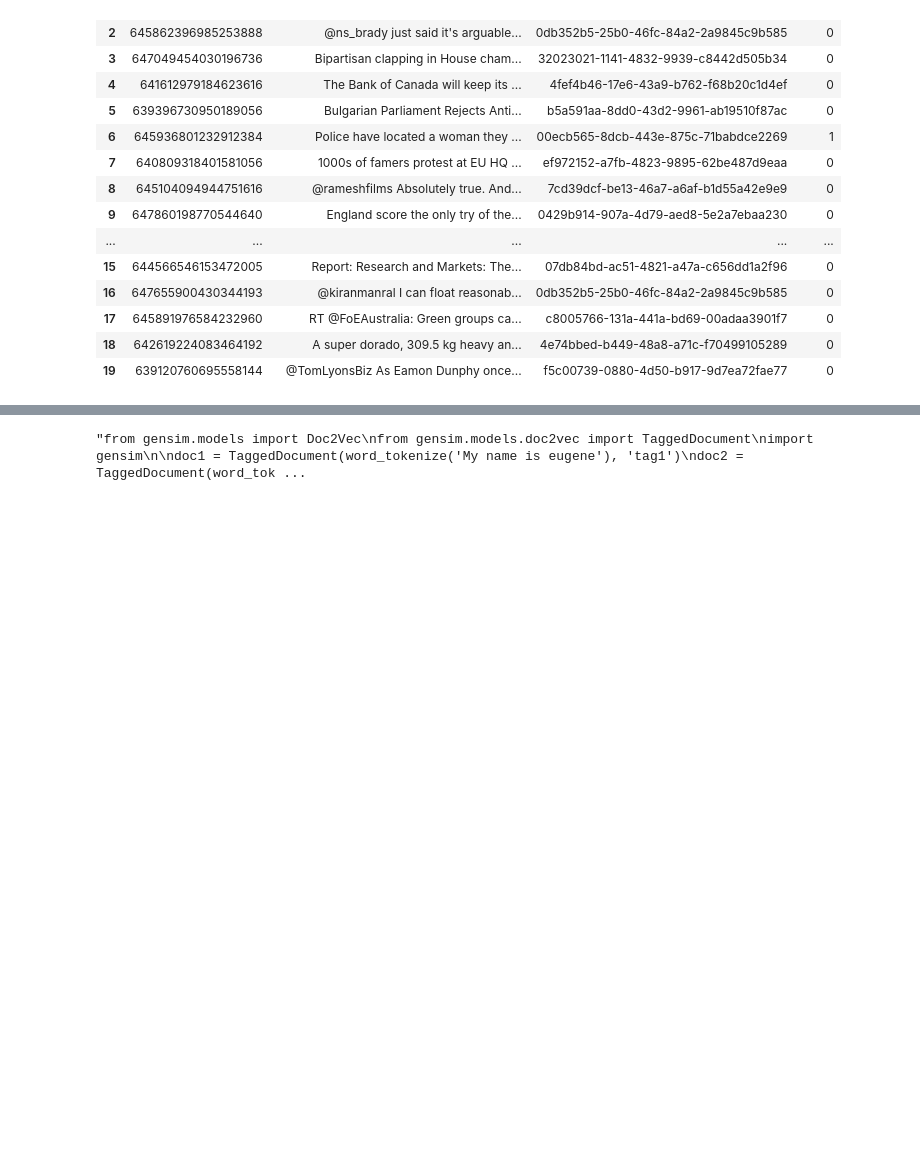
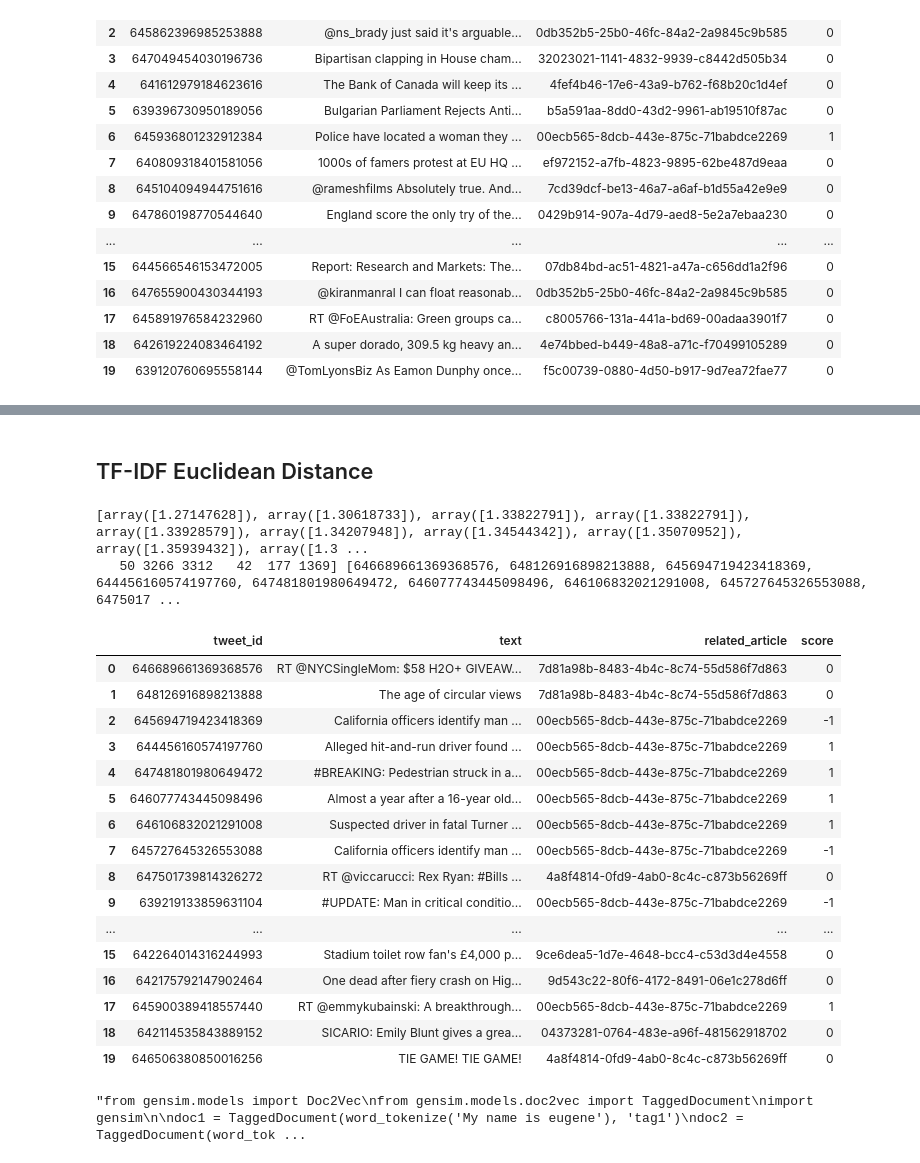
Before and after one commit to Dustyik/IR-tweets---disaster-, a Jupyter notebook: Project.ipynb, the cells around one changed output, grey strips where cells are left out. Cells and saved outputs as stored; diff of their text form; code cells hidden in the pictures; blank space fills up the shorter version.

```diff
--- a/Project.ipynb
+++ b/Project.ipynb
@@ -233,3 +288,49 @@ results
+# %% [markdown]
+## TF-IDF Euclidean Distance
+# %%
+from sklearn.metrics.pairwise import euclidean_distances
+
+euclidean = euclidean_distances(tfidf_df.values[1:], [tfidf_df.values[0]])
+top_10_ind = np.argsort(euclidean.T[0])[:20]
+top_10_id = [list(tfidf_df.index)[i] for i in top_10_ind]
+print(sorted(euclidean[:20]),top_10_ind ,top_10_id)
+
+result = []
+for i in top_10_id:
+    filt = data[data.document==i]
+    for ind, r in filt.iterrows():
+        rel = r['rel']
+        text = r['text']
+        related = r['topic']
+        score = 0
+        if related==query_id and rel>0:
+            score = 1
+        if related==query_id and rel==0:
+            score = -1
+        result.append({'tweet_id':i, 'text': text, 'related_article':related,'score': score})
+
+results = pd.DataFrame(result)
+results
+# %% [output]
+[array([1.27147628]), array([1.30618733]), array([1.33822791]), array([1.33822791]), array([1.33928579]), array([1.34207948]), array([1.34544342]), array([1.35070952]), array([1.35939432]), array([1.3 ...
+   50 3266 3312   42  177 1369] [646689661369368576, 648126916898213888, 645694719423418369, 644456160574197760, 647481801980649472, 646077743445098496, 646106832021291008, 645727645326553088, 6475017 ...
+|  | tweet_id | text | related_article | score |
+| 0 | 646689661369368576 | RT @NYCSingleMom: $58 H2O+ GIVEAW... | 7d81a98b-8483-4b4c-8c74-55d586f7d863 | 0 |
+| 1 | 648126916898213888 | The age of circular views | 7d81a98b-8483-4b4c-8c74-55d586f7d863 | 0 |
+| 2 | 645694719423418369 | California officers identify man ... | 00ecb565-8dcb-443e-875c-71babdce2269 | -1 |
+| 3 | 644456160574197760 | Alleged hit-and-run driver found ... | 00ecb565-8dcb-443e-875c-71babdce2269 | 1 |
+| 4 | 647481801980649472 | #BREAKING: Pedestrian struck in a... | 00ecb565-8dcb-443e-875c-71babdce2269 | 1 |
+| 5 | 646077743445098496 | Almost a year after a 16-year old... | 00ecb565-8dcb-443e-875c-71babdce2269 | 1 |
+| 6 | 646106832021291008 | Suspected driver in fatal Turner ... | 00ecb565-8dcb-443e-875c-71babdce2269 | 1 |
+| 7 | 645727645326553088 | California officers identify man ... | 00ecb565-8dcb-443e-875c-71babdce2269 | -1 |
+| 8 | 647501739814326272 | RT @viccarucci: Rex Ryan: #Bills ... | 4a8f4814-0fd9-4ab0-8c4c-c873b56269ff | 0 |
+| 9 | 639219133859631104 | #UPDATE: Man in critical conditio... | 00ecb565-8dcb-443e-875c-71babdce2269 | -1 |
+| ... | ... | ... | ... | ... |
+| 15 | 642264014316244993 | Stadium toilet row fan's £4,000 p... | 9ce6dea5-1d7e-4648-bcc4-c53d3d4e4558 | 0 |
+| 16 | 642175792147902464 | One dead after fiery crash on Hig... | 9d543c22-80f6-4172-8491-06e1c278d6ff | 0 |
+| 17 | 645900389418557440 | RT @emmykubainski: A breakthrough... | 00ecb565-8dcb-443e-875c-71babdce2269 | 1 |
+| 18 | 642114535843889152 | SICARIO: Emily Blunt gives a grea... | 04373281-0764-483e-a96f-481562918702 | 0 |
+| 19 | 646506380850016256 | TIE GAME! TIE GAME! | 4a8f4814-0fd9-4ab0-8c4c-c873b56269ff | 0 |
 # %%
 '''from gensim.models import Doc2Vec
 from gensim.models.doc2vec import TaggedDocument
```
Also changed, not shown: parts of 18 cells of this notebook.
